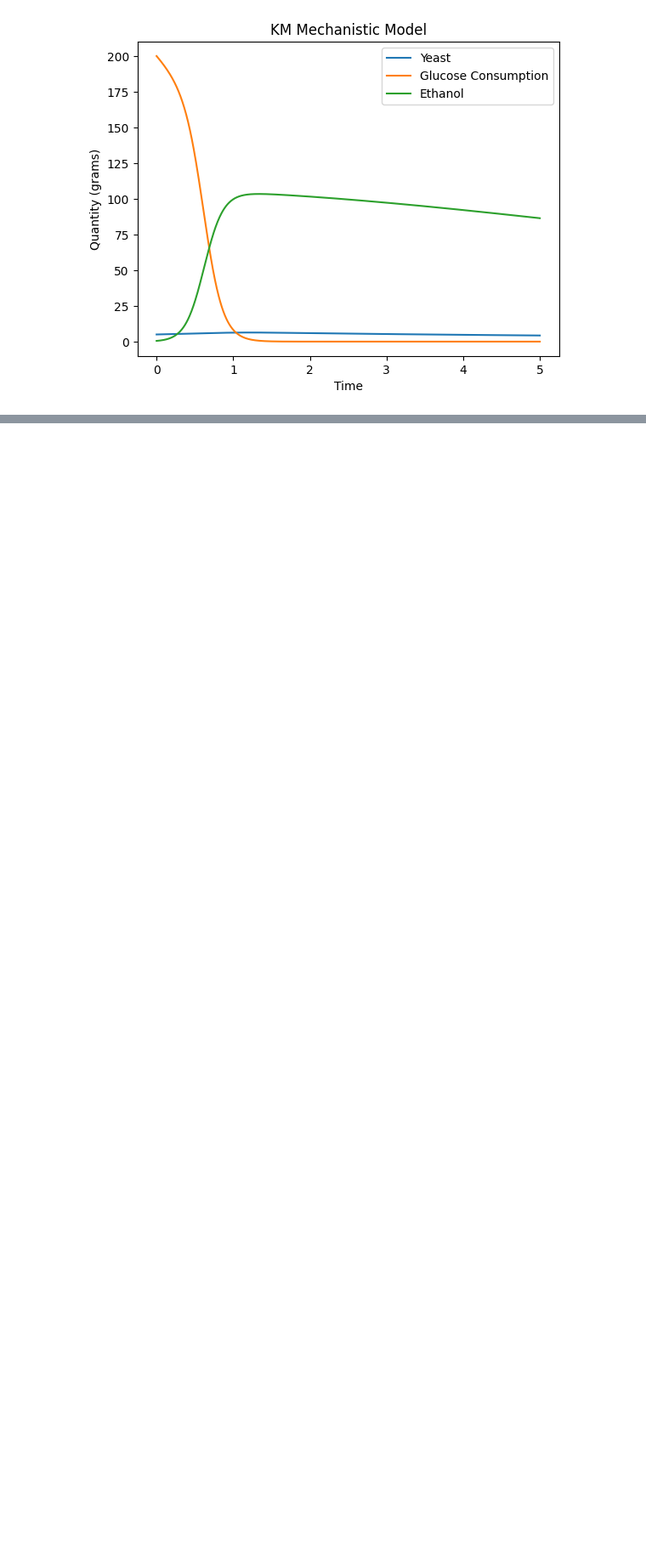
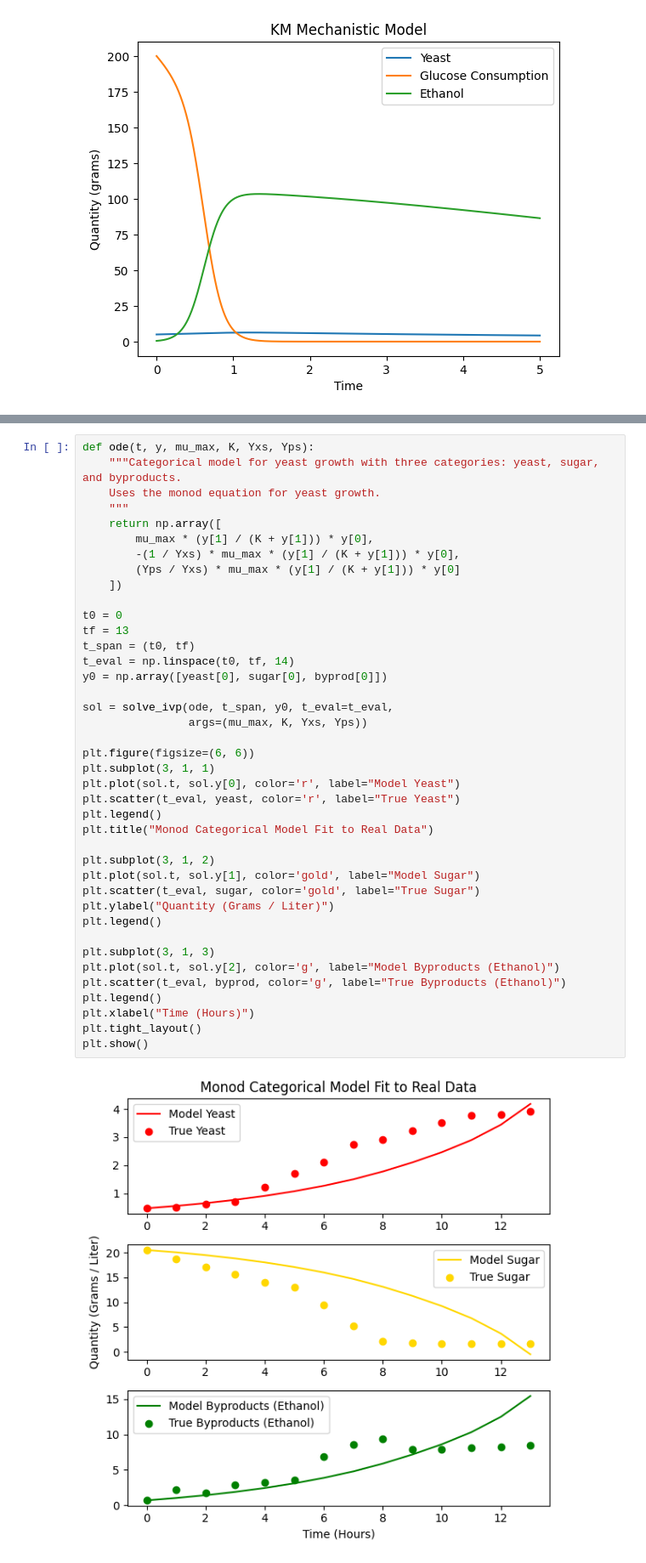
Before and after one commit to EthanPrimes/modeling_yeast_spread, a Jupyter notebook: monod_categorical.ipynb, the cells around one changed output, grey strips where cells are left out. Shown at 85% size. Cells and saved outputs as stored; diff of their text form; blank space fills up the shorter version.

Commit message:
added monod results

```diff
--- a/monod_categorical.ipynb
+++ b/monod_categorical.ipynb
@@ -101,0 +152,42 @@ plt.show()
+# %%
+def ode(t, y, mu_max, K, Yxs, Yps):
+    """Categorical model for yeast growth with three categories: yeast, sugar, and byproducts.
+    Uses the monod equation for yeast growth.
+    """
+    return np.array([
+        mu_max * (y[1] / (K + y[1])) * y[0],
+        -(1 / Yxs) * mu_max * (y[1] / (K + y[1])) * y[0],
+        (Yps / Yxs) * mu_max * (y[1] / (K + y[1])) * y[0]
+    ])
+
+t0 = 0
+tf = 13
+t_span = (t0, tf)
+t_eval = np.linspace(t0, tf, 14)
+y0 = np.array([yeast[0], sugar[0], byprod[0]])
+
+sol = solve_ivp(ode, t_span, y0, t_eval=t_eval,
+                args=(mu_max, K, Yxs, Yps))
+
+plt.figure(figsize=(6, 6))
+plt.subplot(3, 1, 1)
+plt.plot(sol.t, sol.y[0], color='r', label="Model Yeast")
+plt.scatter(t_eval, yeast, color='r', label="True Yeast")
+plt.legend()
+plt.title("Monod Categorical Model Fit to Real Data")
+
+plt.subplot(3, 1, 2)
+plt.plot(sol.t, sol.y[1], color='gold', label="Model Sugar")
+plt.scatter(t_eval, sugar, color='gold', label="True Sugar")
+plt.ylabel("Quantity (Grams / Liter)")
+plt.legend()
+
+plt.subplot(3, 1, 3)
+plt.plot(sol.t, sol.y[2], color='g', label="Model Byproducts (Ethanol)")
+plt.scatter(t_eval, byprod, color='g', label="True Byproducts (Ethanol)")
+plt.legend()
+plt.xlabel("Time (Hours)")
+plt.tight_layout()
+plt.show()
+# %% [output]
+[figure, added]
```
Also changed, not shown: parts of 6 cells of this notebook, 2 other files.
